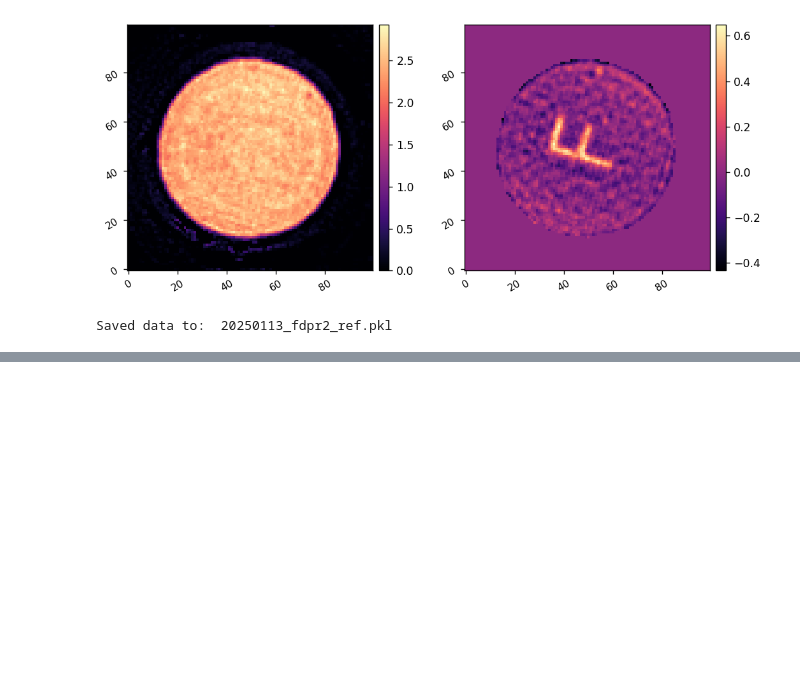
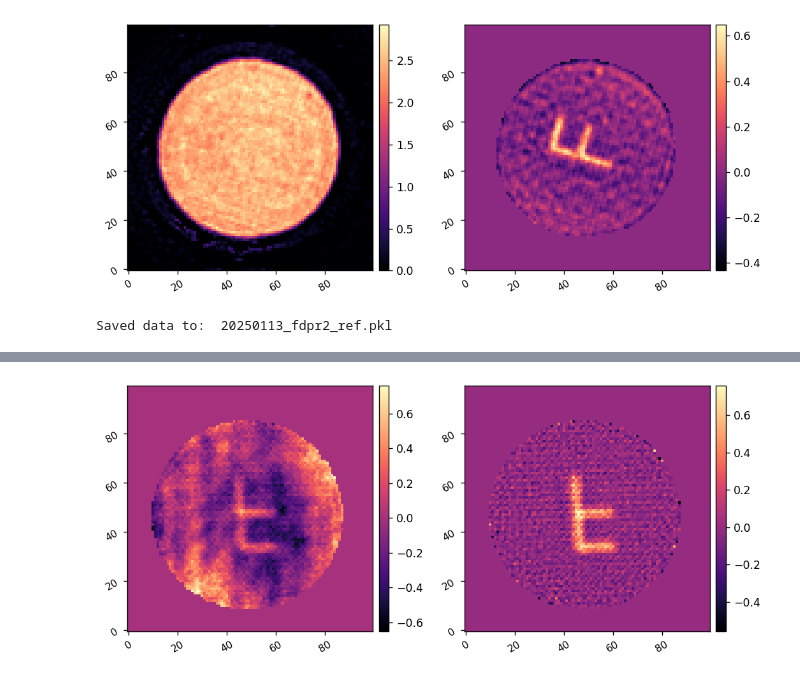
Before and after one commit to kian1377/aefc-vortex, a Jupyter notebook: scoob/run_fdpr_fpm.ipynb, the cells around one changed output, grey strips where cells are left out. Cells and saved outputs as stored; diff of their text form; code cells hidden in the pictures; blank space fills up the shorter version.

```diff
--- a/scoob/run_fdpr_fpm.ipynb
+++ b/scoob/run_fdpr_fpm.ipynb
@@ -154,0 +162,7 @@ I.zero_dm()
+# %%
+f_data = utils.load_pickle(f'data/{today}_fdpr2_postfpm_f.pkl')
+f_phs = f_data['PHS']
+diff = f_phs-ref_phs
+imshow2(f_phs, diff, npix=100)
+# %% [output]
+[figure, added]
```
Also changed, not shown: parts of 6 cells of this notebook, 6 other files.
